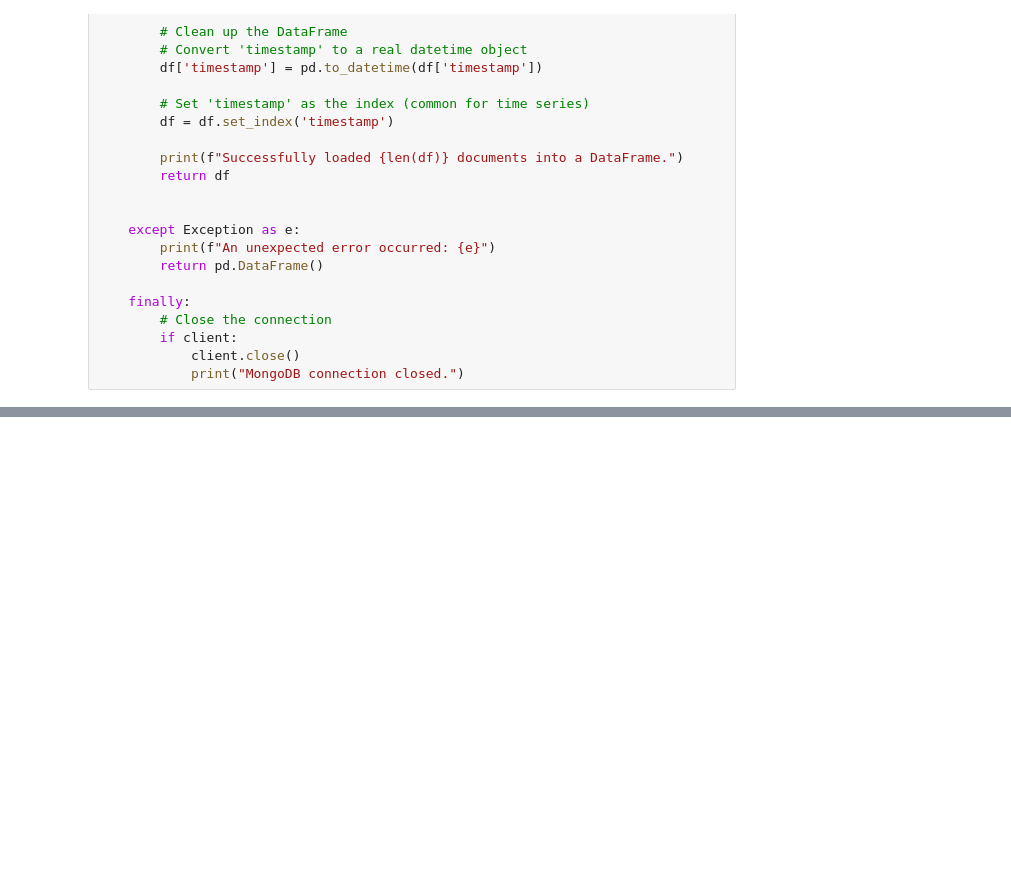
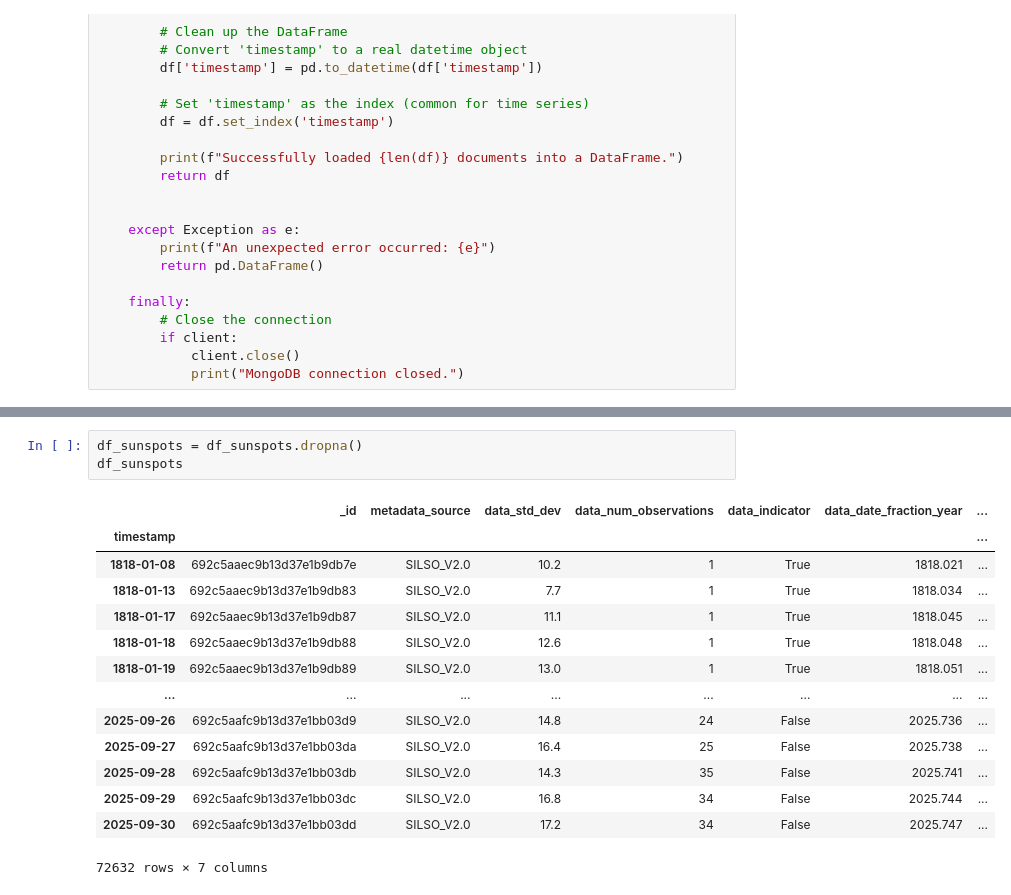
Before and after one commit to Arduel1/space_weather_analysis, a Jupyter notebook: notebooks/sunspots.ipynb, the cells around one changed output, grey strips where cells are left out. Drawn from its saved outputs; the diff is of its cells as text; blank space fills up the shorter version.

```diff
--- a/notebooks/sunspots.ipynb
+++ b/notebooks/sunspots.ipynb
@@ -118,4 +119,22 @@ df_sunspots
 75879 rows × 7 columns
+# %%
+df_sunspots = df_sunspots.dropna()
+df_sunspots
+# %% [output]
+|  | _id | metadata_source | data_std_dev | data_num_observations | data_indicator | data_date_fraction_year | ... |
+| timestamp |  |  |  |  |  |  | ... |
+| 1818-01-08 | 692c5aaec9b13d37e1b9db7e | SILSO_V2.0 | 10.2 | 1 | True | 1818.021 | ... |
+| 1818-01-13 | 692c5aaec9b13d37e1b9db83 | SILSO_V2.0 | 7.7 | 1 | True | 1818.034 | ... |
+| 1818-01-17 | 692c5aaec9b13d37e1b9db87 | SILSO_V2.0 | 11.1 | 1 | True | 1818.045 | ... |
+| 1818-01-18 | 692c5aaec9b13d37e1b9db88 | SILSO_V2.0 | 12.6 | 1 | True | 1818.048 | ... |
+| 1818-01-19 | 692c5aaec9b13d37e1b9db89 | SILSO_V2.0 | 13.0 | 1 | True | 1818.051 | ... |
+| ... | ... | ... | ... | ... | ... | ... | ... |
+| 2025-09-26 | 692c5aafc9b13d37e1bb03d9 | SILSO_V2.0 | 14.8 | 24 | False | 2025.736 | ... |
+| 2025-09-27 | 692c5aafc9b13d37e1bb03da | SILSO_V2.0 | 16.4 | 25 | False | 2025.738 | ... |
+| 2025-09-28 | 692c5aafc9b13d37e1bb03db | SILSO_V2.0 | 14.3 | 35 | False | 2025.741 | ... |
+| 2025-09-29 | 692c5aafc9b13d37e1bb03dc | SILSO_V2.0 | 16.8 | 34 | False | 2025.744 | ... |
+| 2025-09-30 | 692c5aafc9b13d37e1bb03dd | SILSO_V2.0 | 17.2 | 34 | False | 2025.747 | ... |
+72632 rows × 7 columns
 # %%
 ax = df_sunspots.plot(y="data_sunspot_number", figsize=(20, 10))
 for i in range(20):
```
Also changed, not shown: parts of 4 cells of this notebook, 5 other files.
